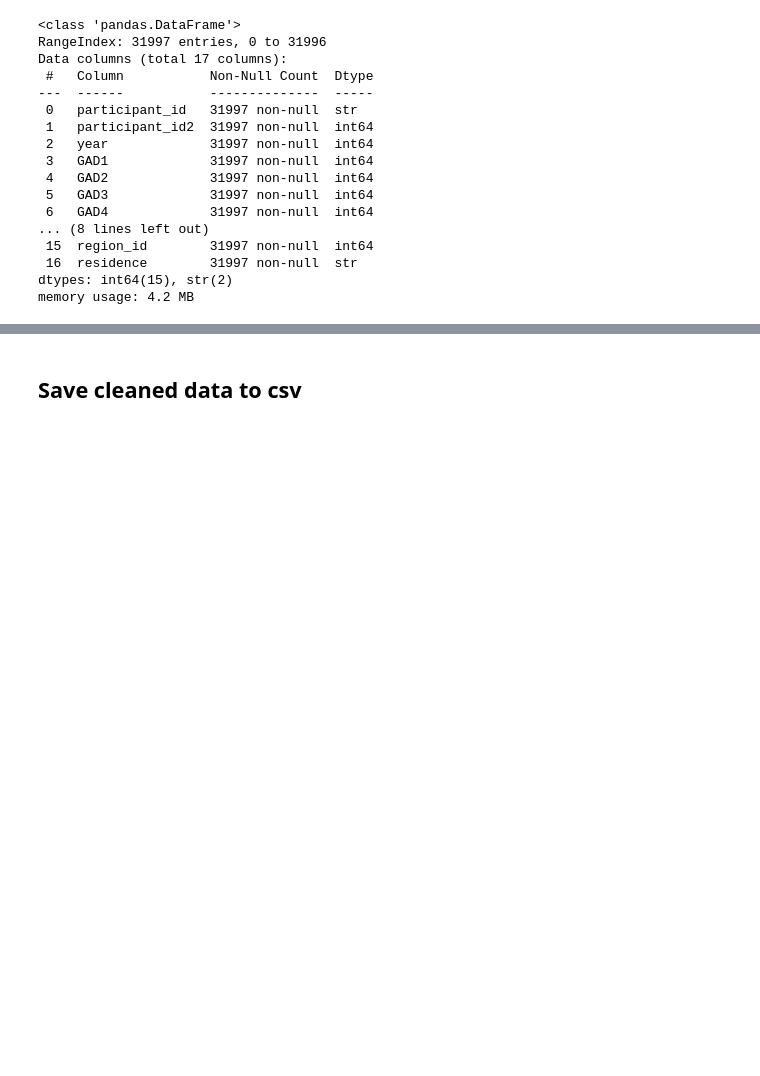
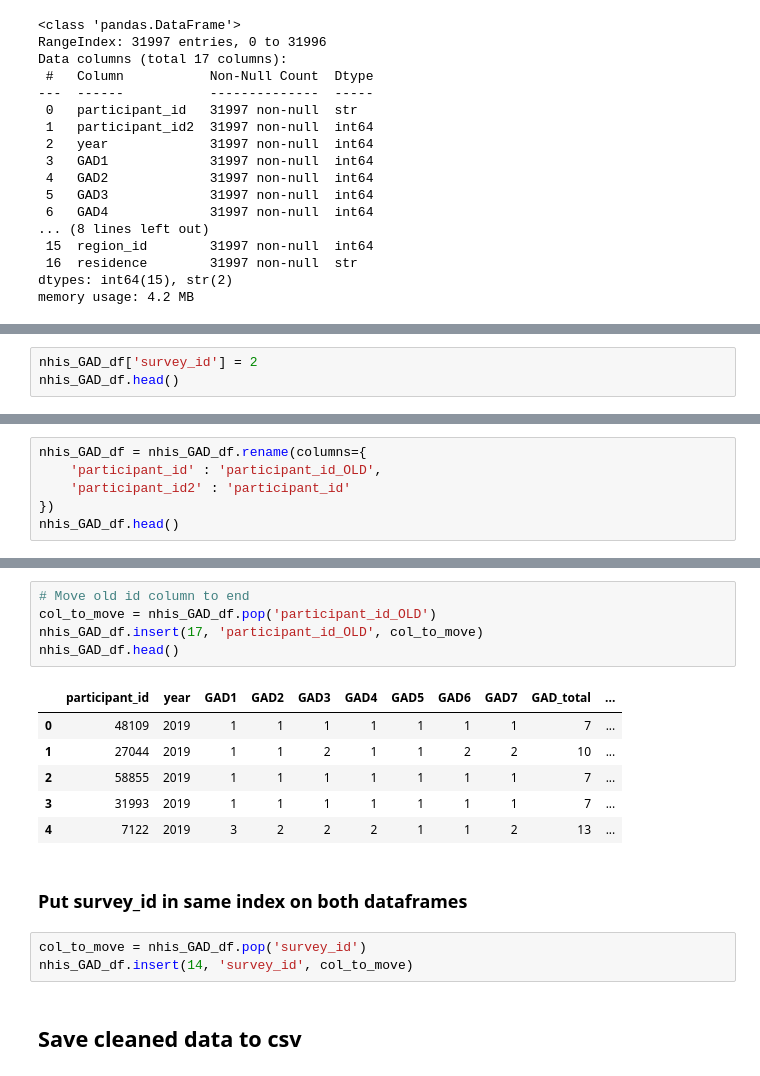
Before and after one commit to amallred/gaming-mental-health-analysis, a Jupyter notebook: notebooks/nhis_mental_health)cleaning.ipynb, the cells around one changed output, grey strips where cells are left out. Cells and saved outputs as stored; diff of their text form; blank space fills up the shorter version.

```diff
--- a/notebooks/nhis_mental_health)cleaning.ipynb
+++ b/notebooks/nhis_mental_health)cleaning.ipynb
@@ -272,0 +275,3 @@ memory usage: 4.2 MB
+# %%
+nhis_GAD_df['survey_id'] = 2
+nhis_GAD_df.head()
@@ -272,0 +287,6 @@ memory usage: 4.2 MB
+# %%
+nhis_GAD_df = nhis_GAD_df.rename(columns={
+    'participant_id' : 'participant_id_OLD',
+    'participant_id2' : 'participant_id'
+})
+nhis_GAD_df.head()
@@ -273,2 +300,19 @@ memory usage: 4.2 MB
+# %%
+# Move old id column to end
+col_to_move = nhis_GAD_df.pop('participant_id_OLD')
+nhis_GAD_df.insert(17, 'participant_id_OLD', col_to_move)
+nhis_GAD_df.head()
+# %% [output]
+|  | participant_id | year | GAD1 | GAD2 | GAD3 | GAD4 | GAD5 | GAD6 | GAD7 | GAD_total | ... |
+| 0 | 48109 | 2019 | 1 | 1 | 1 | 1 | 1 | 1 | 1 | 7 | ... |
+| 1 | 27044 | 2019 | 1 | 1 | 2 | 1 | 1 | 2 | 2 | 10 | ... |
+| 2 | 58855 | 2019 | 1 | 1 | 1 | 1 | 1 | 1 | 1 | 7 | ... |
+| 3 | 31993 | 2019 | 1 | 1 | 1 | 1 | 1 | 1 | 1 | 7 | ... |
+| 4 | 7122 | 2019 | 3 | 2 | 2 | 2 | 1 | 1 | 2 | 13 | ... |
+# %% [markdown]
+### Put survey_id in same index on both dataframes
+# %%
+col_to_move = nhis_GAD_df.pop('survey_id')
+nhis_GAD_df.insert(14, 'survey_id', col_to_move)
 # %% [markdown]
 ## Save cleaned data to csv
```
Also changed, not shown: parts of 7 cells of this notebook, 6 other files.
